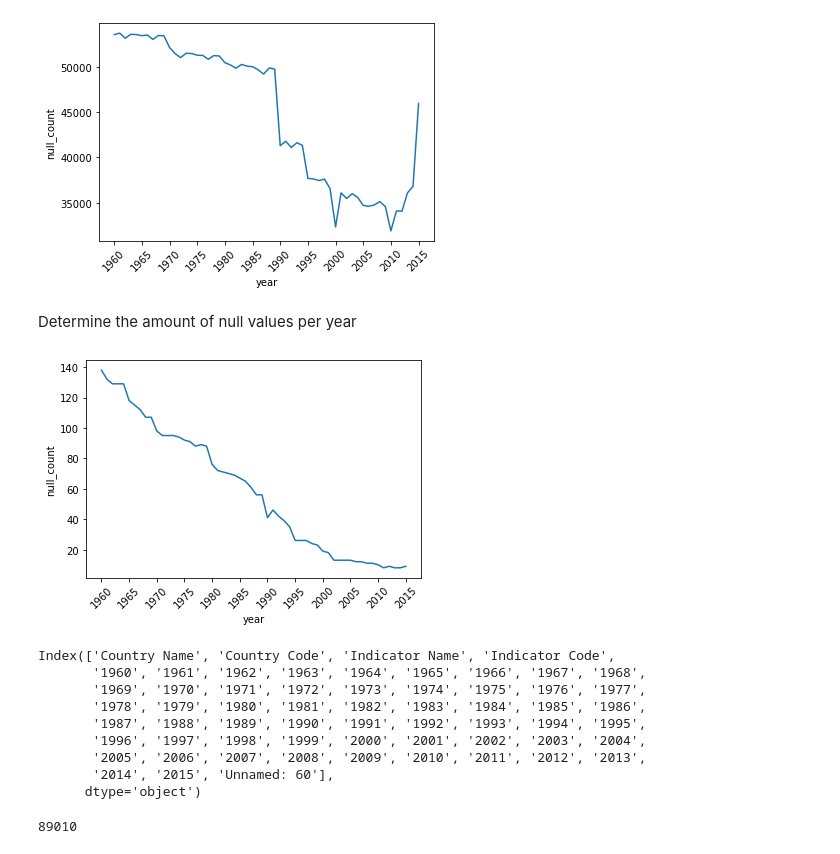
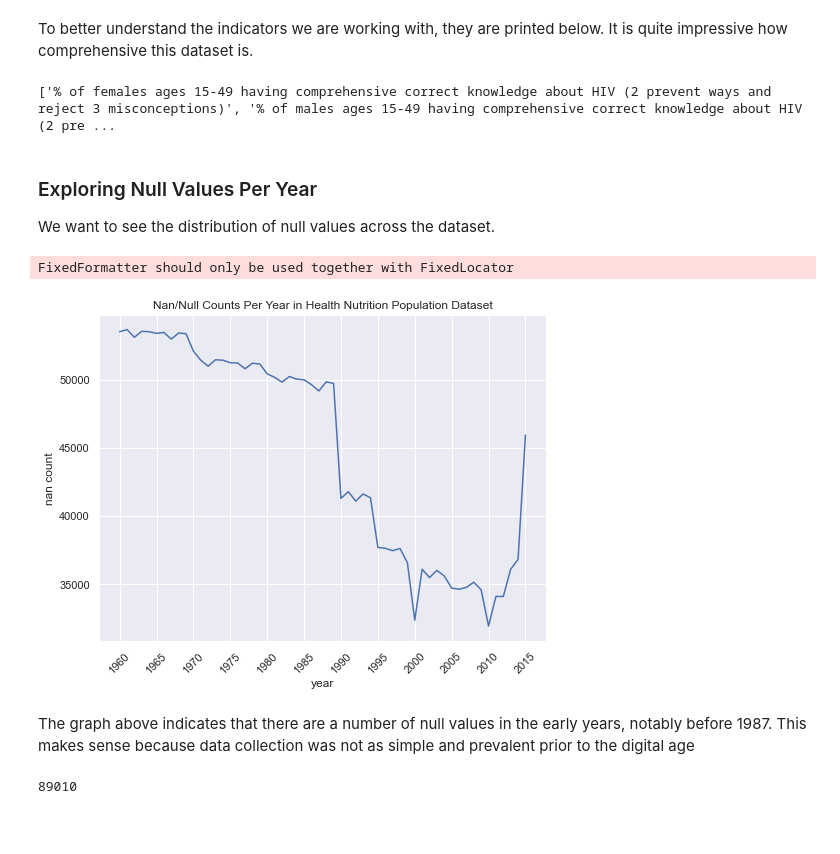
Before and after one commit to aishwaryabsk/GDP_Health_Analysis, a Jupyter notebook: GDP_Health_Analysis.ipynb, the cells around one changed output. Saved outputs shown, nothing was run; the diff lists cells and outputs as text; code cells hidden in the pictures; blank space fills up the shorter version.

```diff
--- a/GDP_Health_Analysis.ipynb
+++ b/GDP_Health_Analysis.ipynb
@@ -89,3 +35,13 @@ nutr_df
+# %% [markdown]
+To better understand the indicators we are working with, they are printed below. It is quite impressive how comprehensive this dataset is.
+# %%
+print(nutr_df['Indicator Name'].unique().tolist())
+# %% [output]
+['% of females ages 15-49 having comprehensive correct knowledge about HIV (2 prevent ways and reject 3 misconceptions)', '% of males ages 15-49 having comprehensive correct knowledge about HIV (2 pre ...
+# %% [markdown]
+### Exploring Null Values Per Year
+
+We want to see the distribution of null values across the dataset.
 # %%
 #get the null counts for each year
 null_year_df = pd.DataFrame()
@@ -100,11 +56,14 @@ null_year_df['null_count']=null_counts
 # %%
 fig, ax = plt.subplots()
 sns.lineplot(data=null_year_df, x='year', y='null_count')
 xticks=ax.xaxis.get_major_ticks()
 for i in range(len(xticks)):
     if i%5!=0:
         xticks[i].set_visible(False)
 ax.set_xticklabels( years, rotation=45 )
+plt.title('Nan/Null Counts Per Year in Health Nutrition Population Dataset')
+plt.ylabel('nan count')
 plt.show()
 # %% [output]
+FixedFormatter should only be used together with FixedLocator
-[figure, old version]
+[figure, new version]
@@ -121,28 +70,5 @@ null_year_df_gdp['null_count']=null_counts
-# %% [markdown]
-Determine the amount of null values per year
-# %%
-fig, ax = plt.subplots()
-sns.lineplot(data=null_year_df_gdp, x='year', y='null_count')
-xticks=ax.xaxis.get_major_ticks()
-for i in range(len(xticks)):
-    if i%5!=0:
-        xticks[i].set_visible(False)
-ax.set_xticklabels( years, rotation=45 )
-plt.show()
-# %% [output]
-[figure, removed]
-# %%
-print(nutr_df.columns)
-# %% [output]
-Index(['Country Name', 'Country Code', 'Indicator Name', 'Indicator Code',
-       '1960', '1961', '1962', '1963', '1964', '1965', '1966', '1967', '1968',
-       '1969', '1970', '1971', '1972', '1973', '1974', '1975', '1976', '1977',
-       '1978', '1979', '1980', '1981', '1982', '1983', '1984', '1985', '1986',
-       '1987', '1988', '1989', '1990', '1991', '1992', '1993', '1994', '1995',
-       '1996', '1997', '1998', '1999', '2000', '2001', '2002', '2003', '2004',
-       '2005', '2006', '2007', '2008', '2009', '2010', '2011', '2012', '2013',
-       '2014', '2015', 'Unnamed: 60'],
-      dtype='object')
+# %% [markdown]
+The graph above indicates that there are a number of null values in the early years, notably before 1987. This makes sense because data collection was not as simple and prevalent prior to the digital age
 # %%
 num_nulls = nutr_df.isna().any(axis=1).sum()
 num_nulls
```
Also changed, not shown: parts of 22 cells of this notebook.
